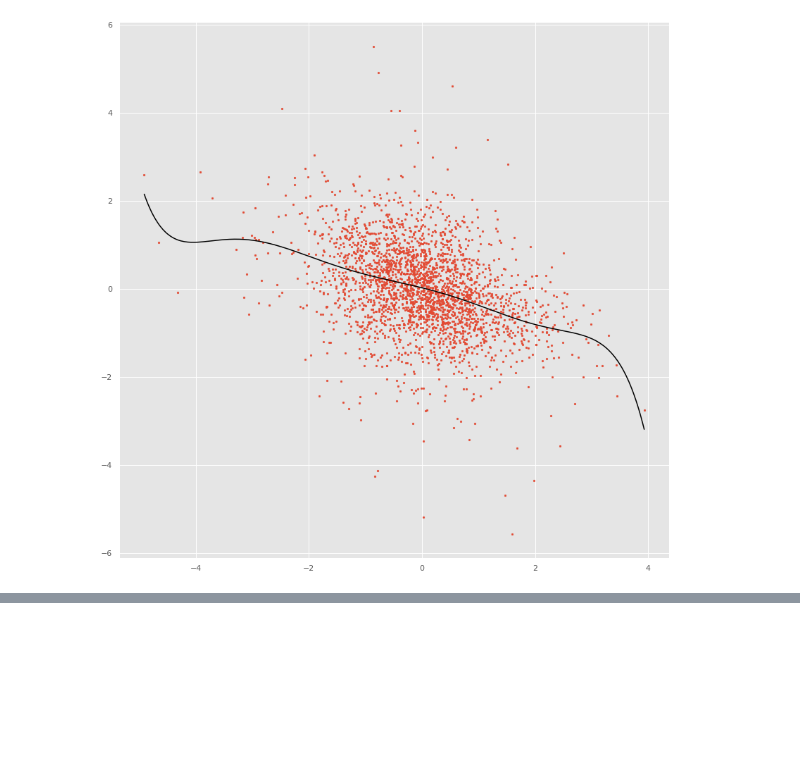
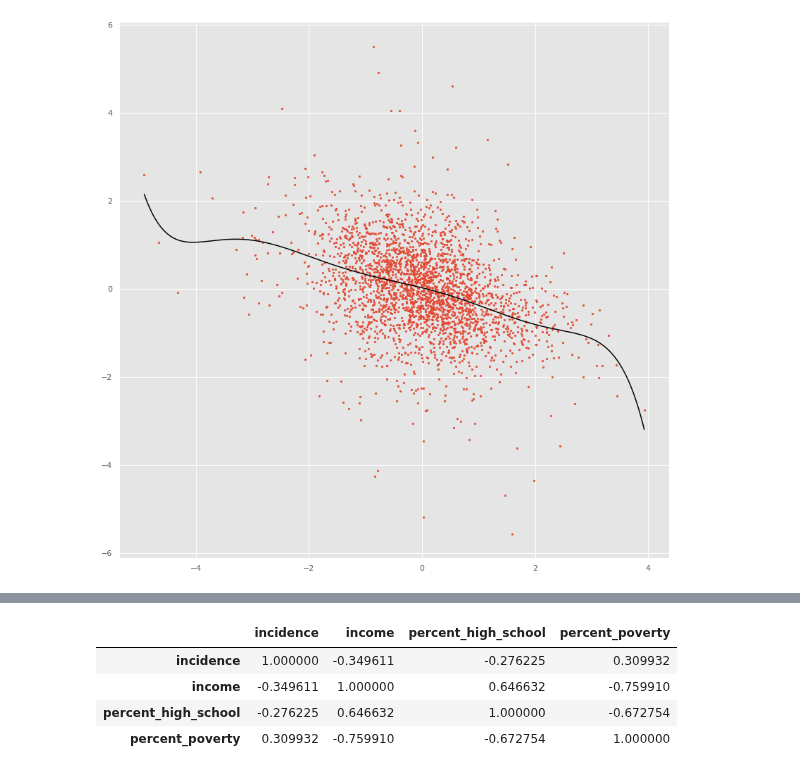
Before and after one commit to RuolinZheng08/cmsc33750-machine-learning-and-cancer, a Jupyter notebook: hw5/hw5.ipynb, the cells around one changed output, grey strips where cells are left out. Cells and saved outputs as stored; diff of their text form; code cells hidden in the pictures; blank space fills up the shorter version.

```diff
--- a/hw5/hw5.ipynb
+++ b/hw5/hw5.ipynb
@@ -311,0 +413,8 @@ plot_poly(models_pow[6], x_pow, y_pow)
+# %%
+df_all.corr()
+# %% [output]
+|  | incidence | income | percent_high_school | percent_poverty |
+| incidence | 1.000000 | -0.349611 | -0.276225 | 0.309932 |
+| income | -0.349611 | 1.000000 | 0.646632 | -0.759910 |
+| percent_high_school | -0.276225 | 0.646632 | 1.000000 | -0.672754 |
+| percent_poverty | 0.309932 | -0.759910 | -0.672754 | 1.000000 |
```
Also changed, not shown: parts of 21 cells of this notebook, 2 other files.
